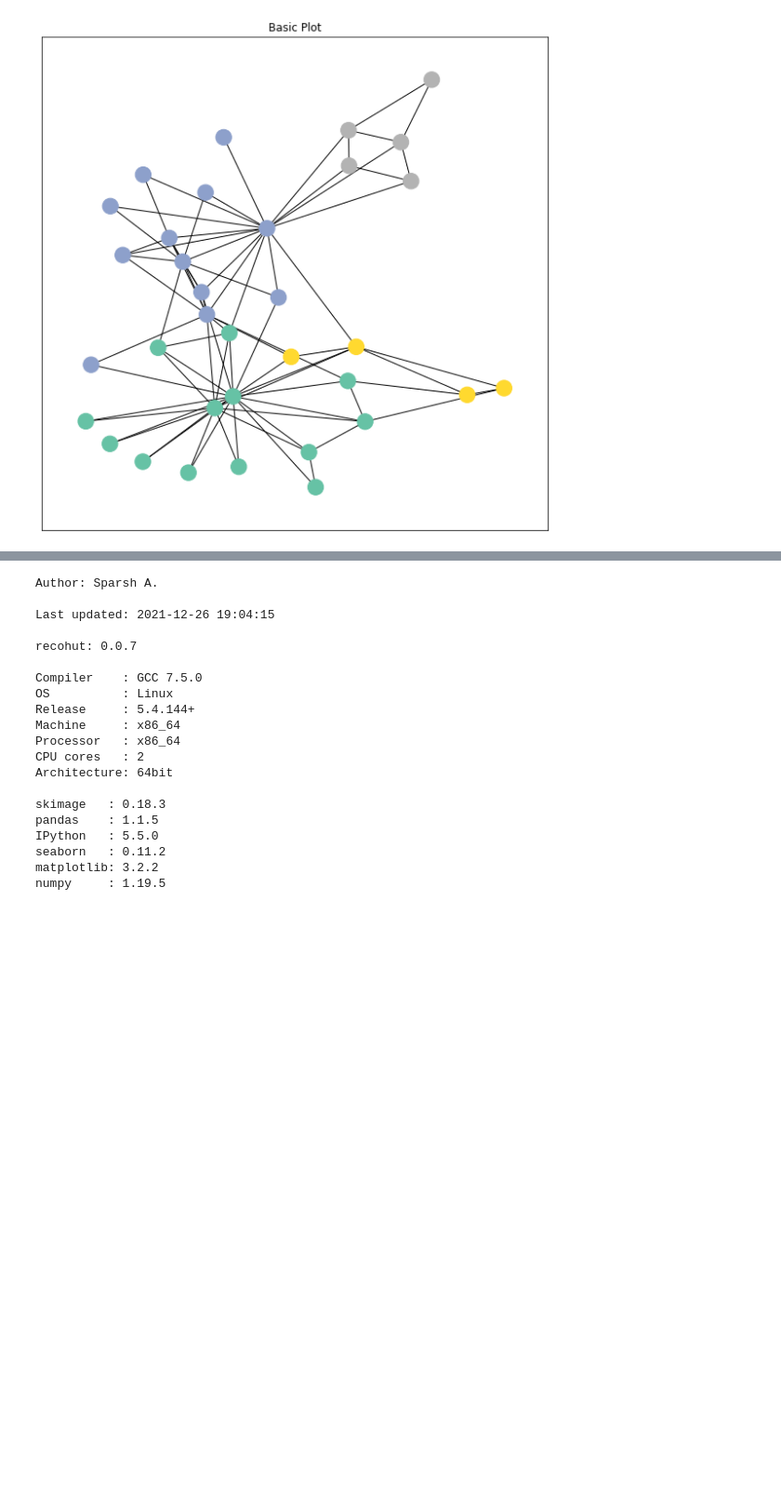
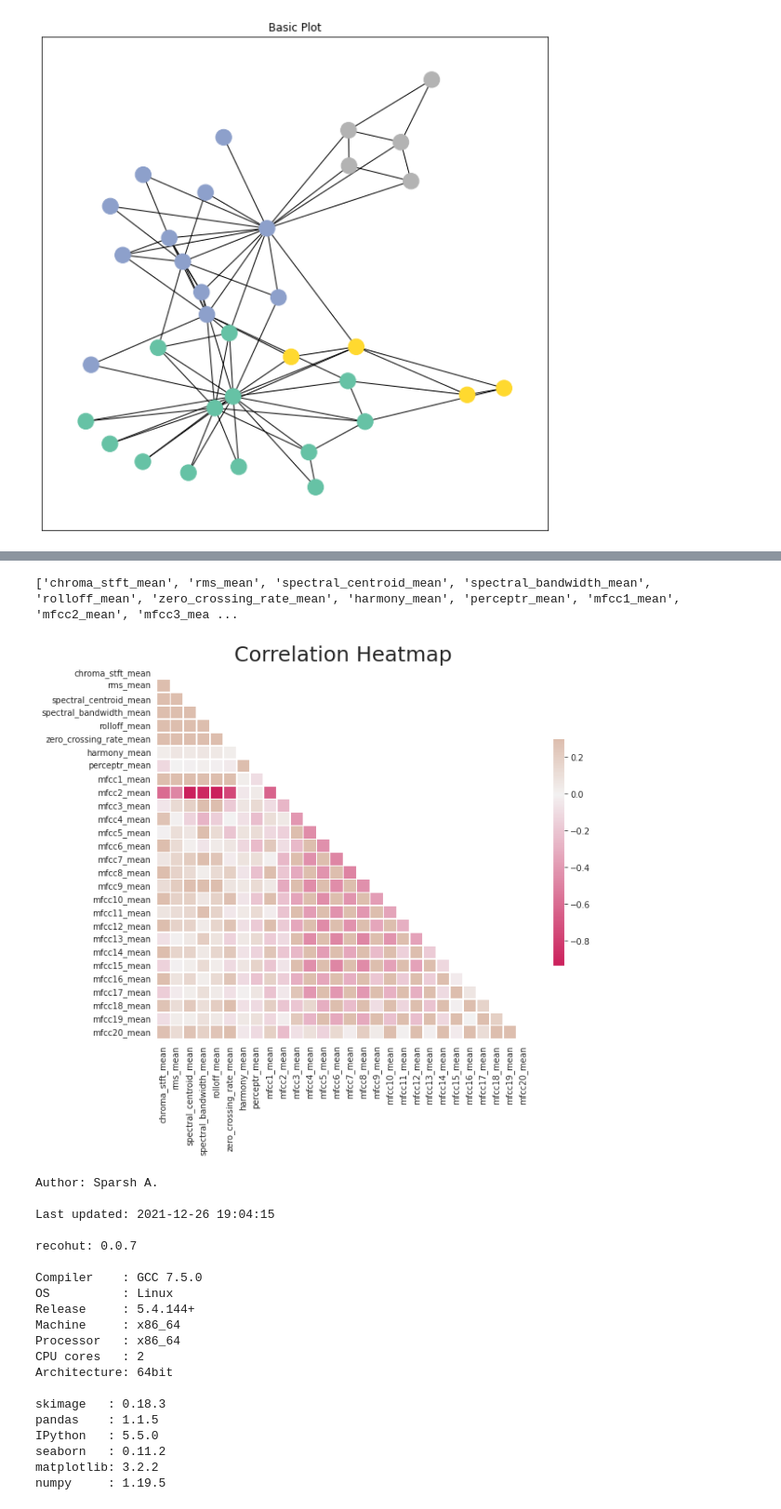
Before and after one commit to recohut/recohut, a Jupyter notebook: nbs/utils/utils.plots.ipynb, the cells around one changed output, grey strips where cells are left out. Shown at 93% size. Cells and saved outputs as stored; diff of their text form; code cells hidden in the pictures; blank space fills up the shorter version.

Commit message:
Add `CorrelationPlot`

```diff
--- a/nbs/utils/utils.plots.ipynb
+++ b/nbs/utils/utils.plots.ipynb
@@ -714,0 +719,34 @@ _ = GraphNetworkPlot(G, color=data.y)
+# %%
+#export
+class CorrelationPlot(BasicVisual):
+    def __init__(self, data: pd.DataFrame, cols: List = None, **kwargs):
+        """
+        Plot correlation heatmap
+
+        Args:
+            data: pandas dataframe
+            cols: list of columns to be considered, if None, all columns will be considered
+        """
+        self.data = data
+        self.cols = cols
+        if self.cols is None:
+            self.cols = list(self.data.columns)
+        super().__init__(**kwargs)
+
+    def plot(self):
+        corr = self.data[self.cols].corr()
+
+        plt.title('Correlation Heatmap', fontsize = 25)
+        plt.xticks(fontsize = 10)
+        plt.yticks(fontsize = 10)
+
+        # Generate a mask for the upper triangle
+        mask = np.triu(np.ones_like(corr, dtype=np.bool))
+
+        # Generate a custom diverging colormap
+        cmap = sns.diverging_palette(0, 25, as_cmap=True, s = 90, l = 45, n = 5)
+
+        # Draw the heatmap with the mask and correct aspect ratio
+        sns.heatmap(corr, mask=mask, cmap=cmap, vmax=.3, center=0,
+                    square=True, linewidths=.5, cbar_kws={"shrink": .5},
+                    ax=self.ax)
@@ -714,0 +755,3 @@ _ = GraphNetworkPlot(G, color=data.y)
+# %%
+data = pd.read_parquet('https://github.com/RecoHut-Datasets/sample/raw/main/music_features.parquet.snappy')
+data.head()
@@ -715,3 +765,12 @@ _ = GraphNetworkPlot(G, color=data.y)
+# %%
+spike_cols = [col for col in data.columns if 'mean' in col]
+print(spike_cols)
+# %% [output]
+['chroma_stft_mean', 'rms_mean', 'spectral_centroid_mean', 'spectral_bandwidth_mean', 'rolloff_mean', 'zero_crossing_rate_mean', 'harmony_mean', 'perceptr_mean', 'mfcc1_mean', 'mfcc2_mean', 'mfcc3_mea ...
+# %%
+_ = CorrelationPlot(data, spike_cols)
+# %% [output]
+[figure, added]
 # %%
 #hide
 %reload_ext watermark
```
Also changed, not shown: parts of 4 cells of this notebook.
